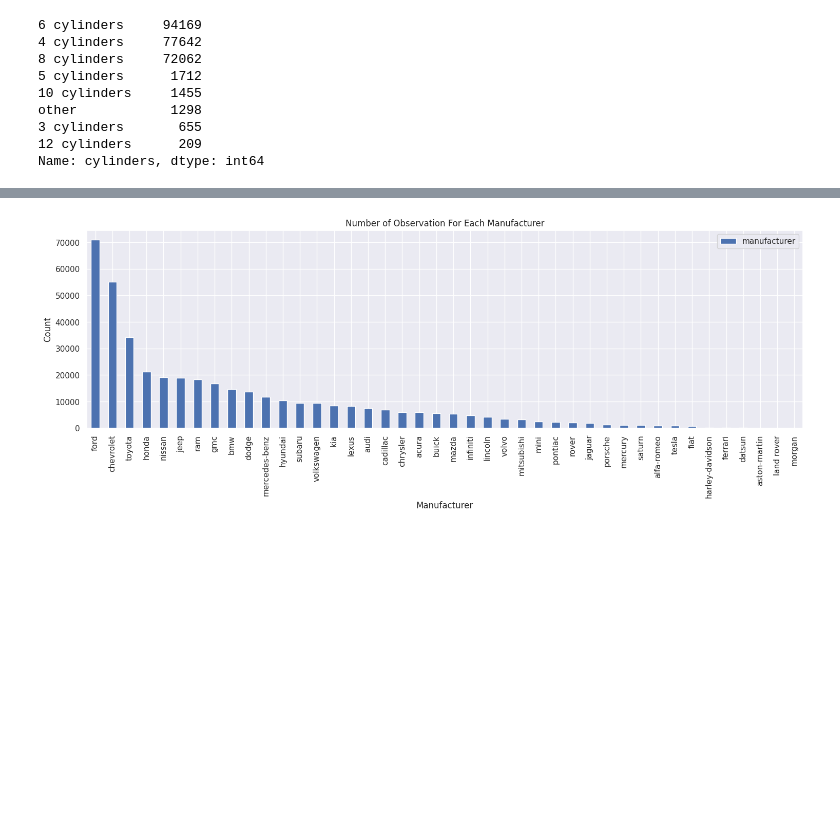
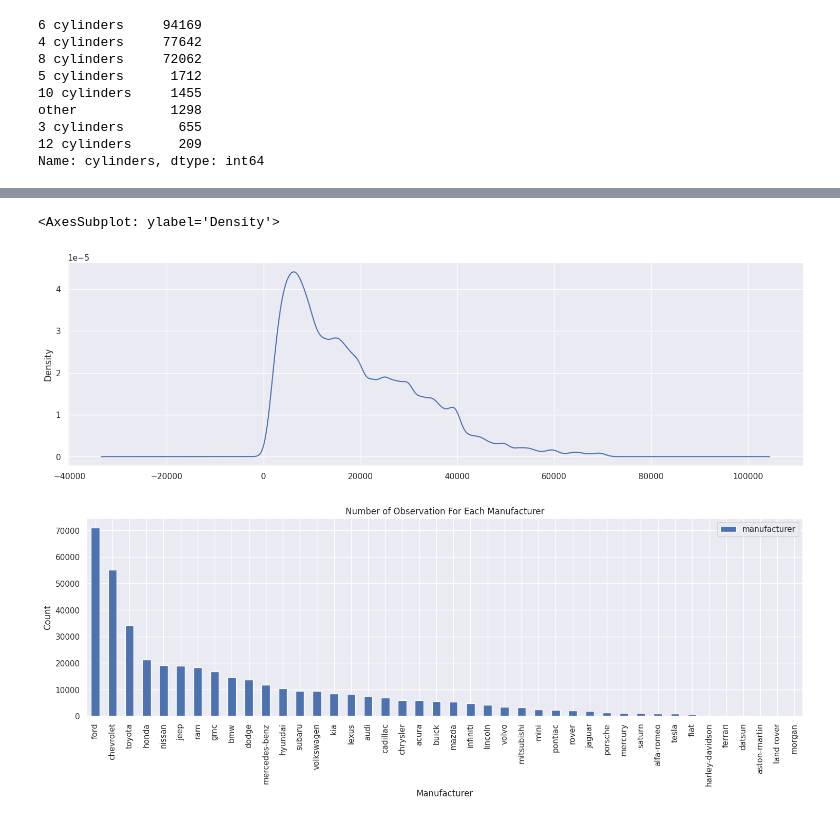
Before and after one commit to arezazadeh/Used_Car_Price_Prediction, a Jupyter notebook: final_work.ipynb, the cells around one changed output, grey strips where cells are left out. Saved outputs shown, nothing was run; the diff lists cells and outputs as text; code cells hidden in the pictures; blank space fills up the shorter version.

```diff
--- a/final_work.ipynb
+++ b/final_work.ipynb
@@ -124,3 +153,8 @@ Name: cylinders, dtype: int64
+# %%
+price_removed_outlier["price"].plot(kind="kde")
+# %% [output]
+<AxesSubplot: ylabel='Density'>
+[figure, added]
 # %%
 df.manufacturer.value_counts().reset_index().sort_values(by="manufacturer", ascending=False).plot(kind="bar", x="index", y="manufacturer")
 plt.title("Number of Observation For Each Manufacturer")
```
Also changed, not shown: parts of 12 cells of this notebook, 37 other files.
